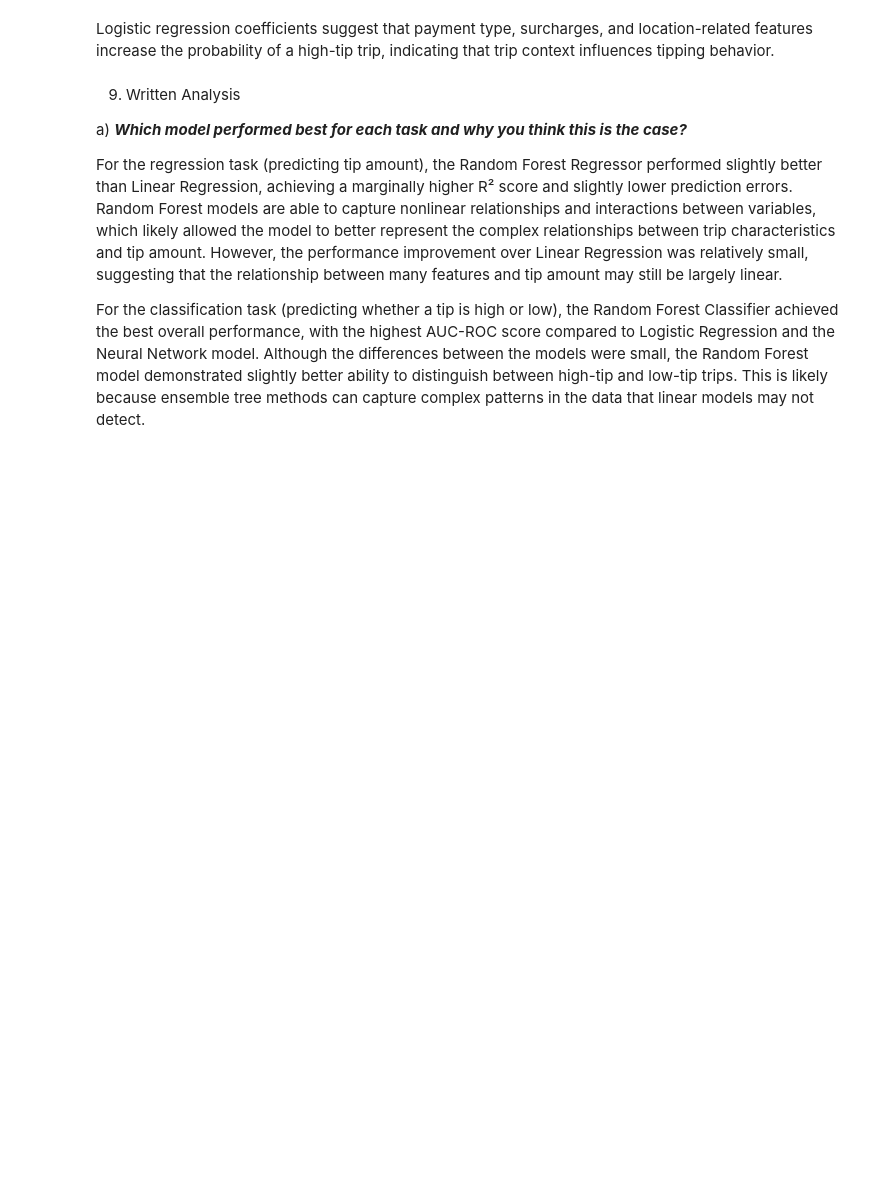
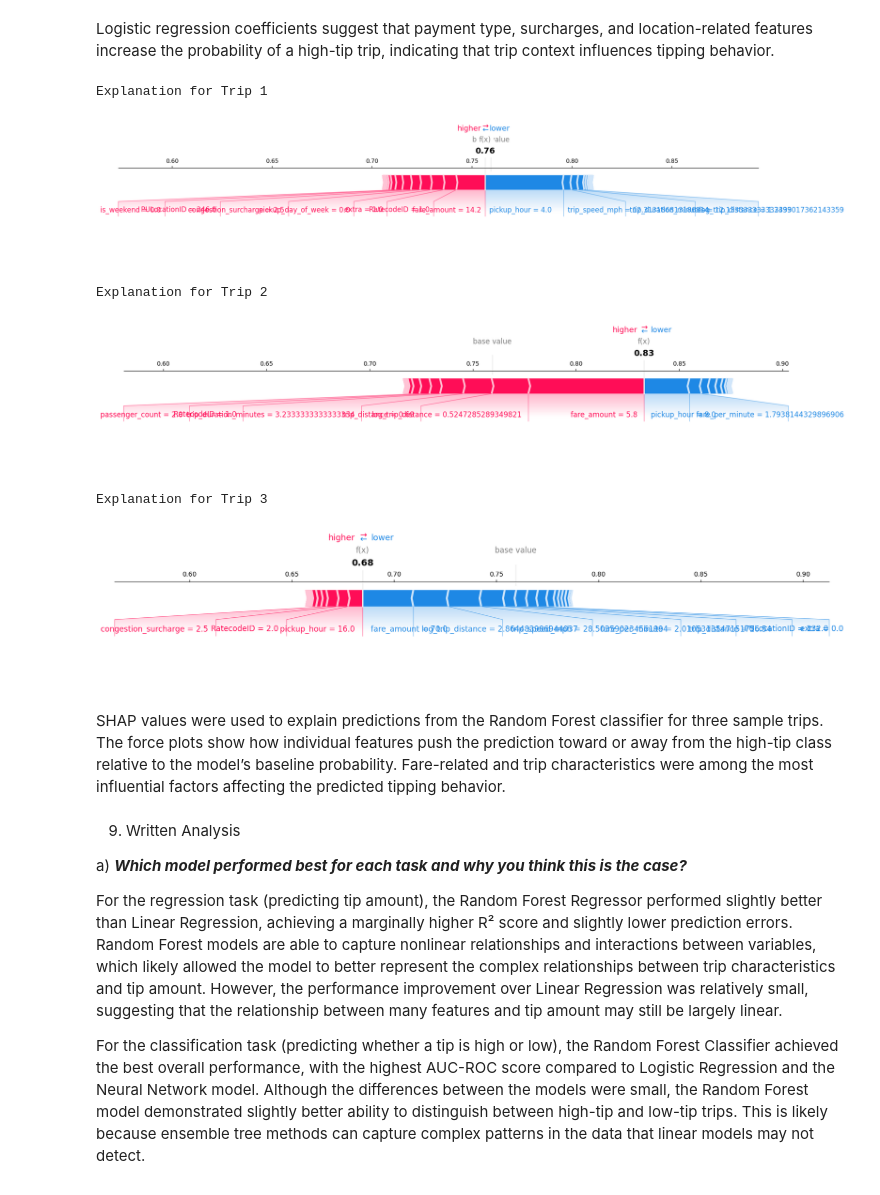
Before and after one commit to DenelleMohammed/COMP3610_A2, a Jupyter notebook: assignment2.ipynb, the cells around one changed output. Cells and saved outputs as stored; diff of their text form; code cells hidden in the pictures; blank space fills up the shorter version.

```diff
--- a/assignment2.ipynb
+++ b/assignment2.ipynb
@@ -949,6 +949,37 @@ log_coef_df
 | 18 | log_trip_distance | -6.332600e-01 |
 # %% [markdown]
 Logistic regression coefficients suggest that payment type, surcharges, and location-related features increase the probability of a high-tip trip, indicating that trip context influences tipping behavior.
+# %%
+# SHAP Values to Explain Predictions for 3 Sample Trips
+import shap
+
+# Create SHAP explainer
+explainer = shap.TreeExplainer(rf_clf)
+
+# Select 3 random samples
+sample = X_test_c.sample(3, random_state=42)
+
+# Compute SHAP values
+shap_values = explainer.shap_values(sample)
+
+# Plot explanation for each sample
+for i in range(3):
+    print(f"Explanation for Trip {i+1}")
+    shap.force_plot(
+        explainer.expected_value[1],     # base value for class 1
+        shap_values[i, :, 1],            # SHAP values for trip i, class 1
+        sample.iloc[i, :],         # feature values for trip i
+        matplotlib=True
+    )
+# %% [output]
+Explanation for Trip 1
+[figure, added]
+Explanation for Trip 2
+[figure, added]
+Explanation for Trip 3
+[figure, added]
+# %% [markdown]
+SHAP values were used to explain predictions from the Random Forest classifier for three sample trips. The force plots show how individual features push the prediction toward or away from the high-tip class relative to the model’s baseline probability. Fare-related and trip characteristics were among the most influential factors affecting the predicted tipping behavior.
 # %% [markdown]
 9. Written Analysis
 
```
Also changed, not shown: parts of 5 cells of this notebook.
